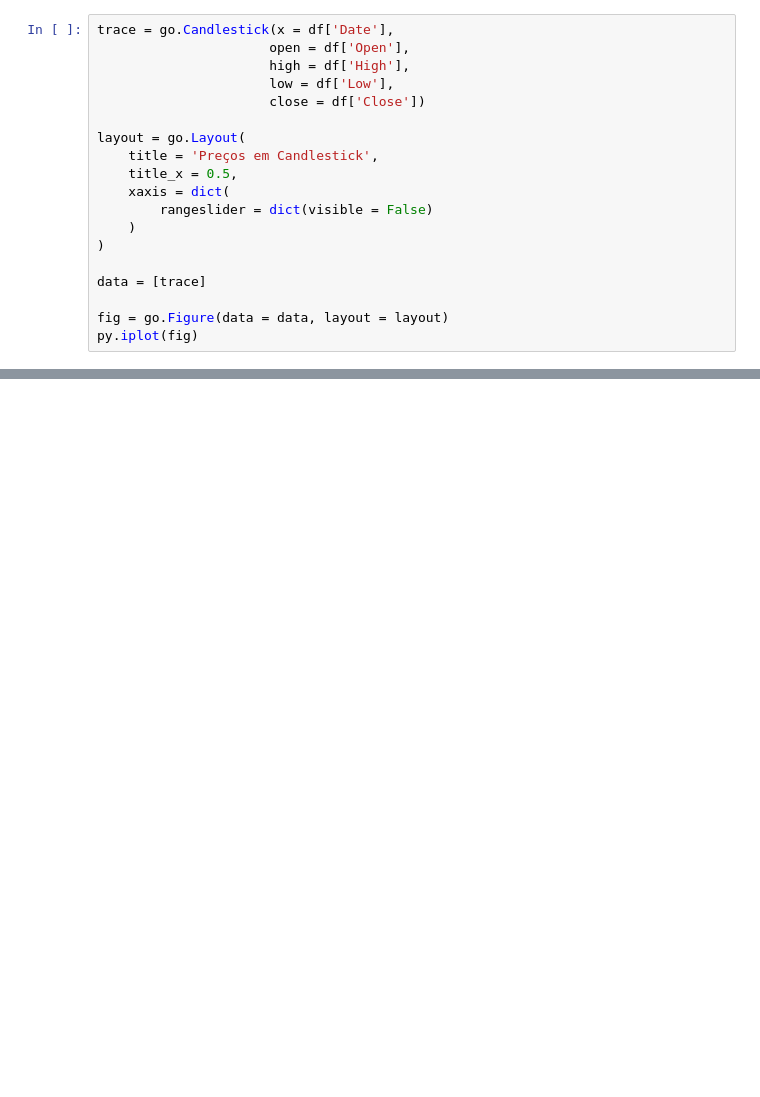
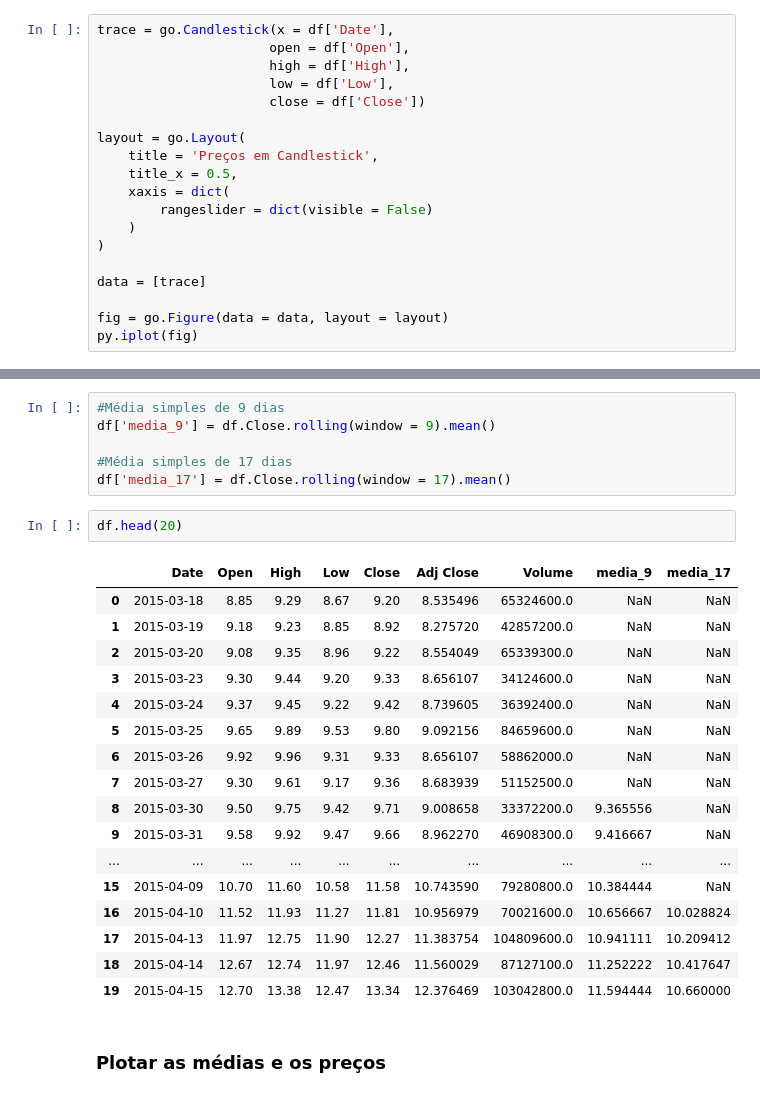
Before and after one commit to renatagsr/projetos, a Jupyter notebook: Dados_da_bolsa/Analisando_dados_da_bolsa.ipynb, the cells around one changed output, grey strips where cells are left out. Drawn from its saved outputs; the diff is of its cells as text; blank space fills up the shorter version.

```diff
--- a/Dados_da_bolsa/Analisando_dados_da_bolsa.ipynb
+++ b/Dados_da_bolsa/Analisando_dados_da_bolsa.ipynb
@@ -162,0 +276,28 @@ py.iplot(fig)
+# %%
+#Média simples de 9 dias
+df['media_9'] = df.Close.rolling(window = 9).mean()
+
+#Média simples de 17 dias
+df['media_17'] = df.Close.rolling(window = 17).mean()
+# %%
+df.head(20)
+# %% [output]
+|  | Date | Open | High | Low | Close | Adj Close | Volume | media_9 | media_17 |
+| 0 | 2015-03-18 | 8.85 | 9.29 | 8.67 | 9.20 | 8.535496 | 65324600.0 | NaN | NaN |
+| 1 | 2015-03-19 | 9.18 | 9.23 | 8.85 | 8.92 | 8.275720 | 42857200.0 | NaN | NaN |
+| 2 | 2015-03-20 | 9.08 | 9.35 | 8.96 | 9.22 | 8.554049 | 65339300.0 | NaN | NaN |
+| 3 | 2015-03-23 | 9.30 | 9.44 | 9.20 | 9.33 | 8.656107 | 34124600.0 | NaN | NaN |
+| 4 | 2015-03-24 | 9.37 | 9.45 | 9.22 | 9.42 | 8.739605 | 36392400.0 | NaN | NaN |
+| 5 | 2015-03-25 | 9.65 | 9.89 | 9.53 | 9.80 | 9.092156 | 84659600.0 | NaN | NaN |
+| 6 | 2015-03-26 | 9.92 | 9.96 | 9.31 | 9.33 | 8.656107 | 58862000.0 | NaN | NaN |
+| 7 | 2015-03-27 | 9.30 | 9.61 | 9.17 | 9.36 | 8.683939 | 51152500.0 | NaN | NaN |
+| 8 | 2015-03-30 | 9.50 | 9.75 | 9.42 | 9.71 | 9.008658 | 33372200.0 | 9.365556 | NaN |
+| 9 | 2015-03-31 | 9.58 | 9.92 | 9.47 | 9.66 | 8.962270 | 46908300.0 | 9.416667 | NaN |
+| ... | ... | ... | ... | ... | ... | ... | ... | ... | ... |
+| 15 | 2015-04-09 | 10.70 | 11.60 | 10.58 | 11.58 | 10.743590 | 79280800.0 | 10.384444 | NaN |
+| 16 | 2015-04-10 | 11.52 | 11.93 | 11.27 | 11.81 | 10.956979 | 70021600.0 | 10.656667 | 10.028824 |
+| 17 | 2015-04-13 | 11.97 | 12.75 | 11.90 | 12.27 | 11.383754 | 104809600.0 | 10.941111 | 10.209412 |
+| 18 | 2015-04-14 | 12.67 | 12.74 | 11.97 | 12.46 | 11.560029 | 87127100.0 | 11.252222 | 10.417647 |
+| 19 | 2015-04-15 | 12.70 | 13.38 | 12.47 | 13.34 | 12.376469 | 103042800.0 | 11.594444 | 10.660000 |
+# %% [markdown]
+### Plotar as médias e os preços
```
Also changed, not shown: parts of 12 cells of this notebook.
